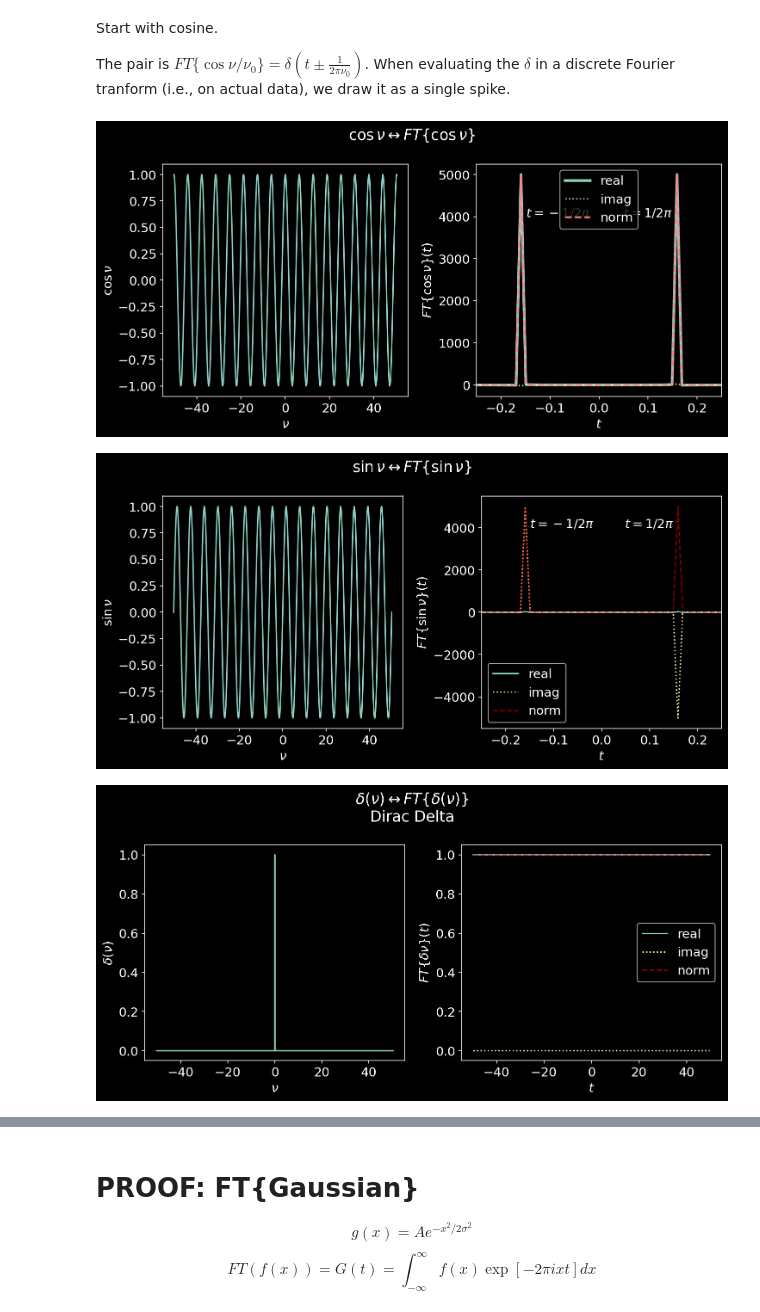
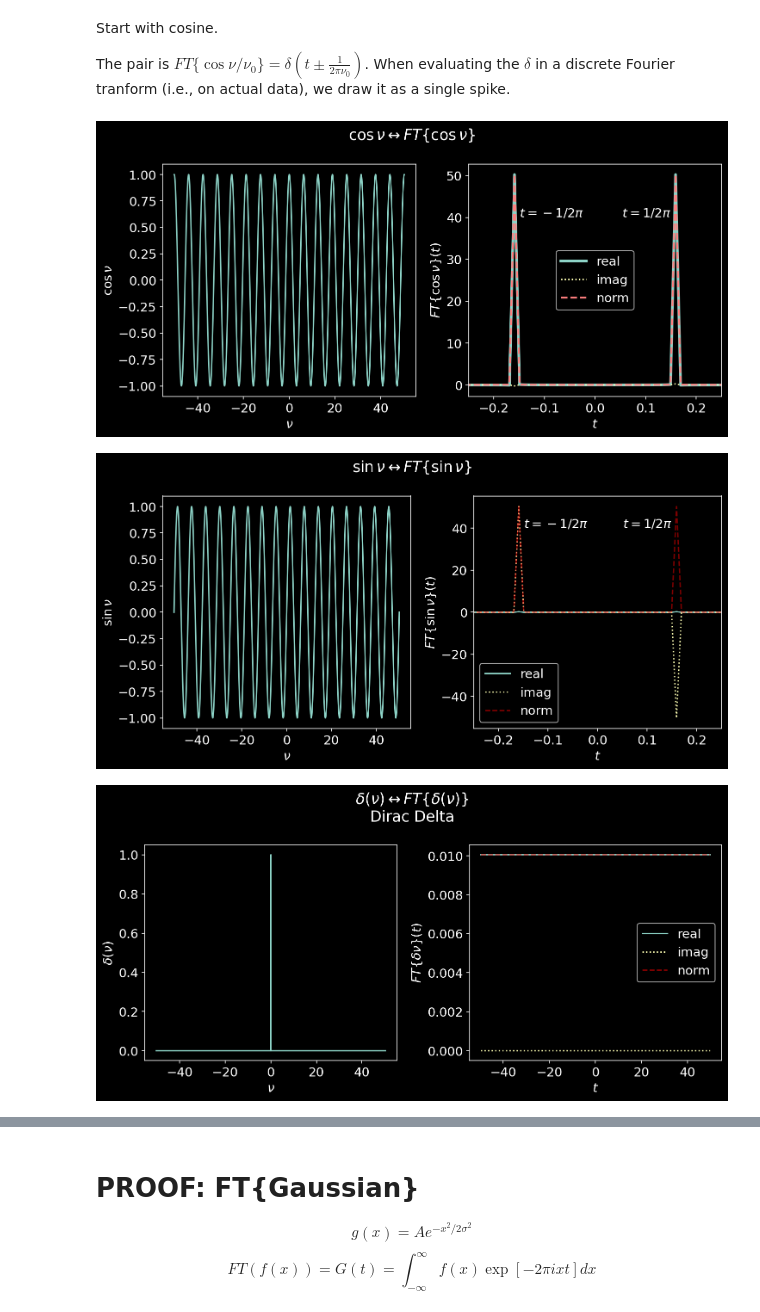
Before and after one commit to keflavich/AST4723-Public-Materials, a Jupyter notebook: FourierTransforms.ipynb, the cells around one changed output, grey strips where cells are left out. Drawn from its saved outputs; the diff is of its cells as text; code cells hidden in the pictures.

```diff
--- a/FourierTransforms.ipynb
+++ b/FourierTransforms.ipynb
@@ -126,34 +126,34 @@ The pair is $FT\{\cos \nu/\nu_0\} = \delta\left(t\pm\frac{1}{2\pi \nu_0}\right)$
 # %%
 nu = np.linspace(-16*np.pi, 16*np.pi, 10000)
 dnu = nu[1] - nu[0]
 y = np.cos(nu)
-ftx = np.fft.fft(y)
+ftx = np.fft.fft(y) * dnu
 tee = np.fft.fftfreq(y.size) / dnu
 pl.figure(figsize=(10,5), dpi=150)
 ax1 = pl.subplot(1,2,1)
 ax1.plot(nu, y)
 ax1.set_xlabel(r'$\nu$')
 ax1.set_ylabel(r'$\cos\nu$')
 ax2 = pl.subplot(1,2,2)
 inds = np.argsort(tee)
 ax2.plot(tee[inds], (ftx[inds]).real, label='real', linewidth=3)
 ax2.plot(tee[inds], (ftx[inds]).imag, linestyle=':', label='imag')
 ax2.plot(tee[inds], np.abs(ftx[inds]), linestyle='--', label='norm', color=(1,0.5,0.5), alpha=1, linewidth=2)
-ax2.text(-1/(2*np.pi) + 0.01, 4000, r'$t=-1/2\pi$')
-ax2.text(1/(2*np.pi) - 0.01, 4000, r'$t=1/2\pi$', ha='right')
-pl.legend(loc='best')
+ax2.text(-1/(2*np.pi) + 0.01, 4000*dnu, r'$t=-1/2\pi$')
+ax2.text(1/(2*np.pi) - 0.01, 4000*dnu, r'$t=1/2\pi$', ha='right')
+pl.legend(loc='center')
 ax2.set_xlim([-0.25, 0.25]);
 ax2.set_xlabel('$t$')
 ax2.set_ylabel(r'$FT\{\cos \nu\}(t)$');
 pl.suptitle(r"$\cos\nu \leftrightarrow FT\{\cos \nu\}$");
 pl.tight_layout()
 # %% [output]
-[figure, old version]
+[figure, new version]
 # %%
 nu = np.linspace(-16*np.pi, 16*np.pi, 10000)
 dnu = nu[1] - nu[0]
 y = np.sin(nu)
-ftx = np.fft.fft(y)
+ftx = np.fft.fft(y) * dnu
 tee = np.fft.fftfreq(y.size) / dnu
 pl.figure(figsize=(10,5), dpi=150)
 ax1 = pl.subplot(1,2,1)
@@ -166,22 +166,22 @@ ax2.plot(tee[inds], (ftx[inds]).real, label='real')
 ax2.plot(tee[inds], (ftx[inds]).imag, linestyle=':', label='imag')
 ax2.plot(tee[inds], np.abs(ftx[inds]), linestyle='--', label='norm', color='r', alpha=0.5)
 pl.legend(loc='best')
-ax2.text(-1/(2*np.pi) + 0.01, 4000, r'$t=-1/2\pi$')
-ax2.text(1/(2*np.pi) - 0.01, 4000, r'$t=1/2\pi$', ha='right')
+ax2.text(-1/(2*np.pi) + 0.01, 4000*dnu, r'$t=-1/2\pi$')
+ax2.text(1/(2*np.pi) - 0.01, 4000*dnu, r'$t=1/2\pi$', ha='right')
 pl.legend(loc='best')
 ax2.set_xlim([-0.25, 0.25]);ax2.set_xlabel('$t$')
 ax2.set_ylabel(r'$FT\{\sin \nu\}(t)$');
 pl.suptitle(r"$\sin\nu \leftrightarrow FT\{\sin \nu\}$");
 pl.tight_layout()
 # %% [output]
-[figure, old version]
+[figure, new version]
 # %%
 nu = np.linspace(-16*np.pi, 16*np.pi, 10000)
 dnu = nu[1] - nu[0]
 y = np.zeros_like(nu)
 y[0] = 1
 y = np.fft.fftshift(y)
-ftx = np.fft.fft(np.fft.fftshift(y))
+ftx = np.fft.fft(np.fft.fftshift(y)) * dnu
 tee = np.fft.fftfreq(y.size) / dnu
 pl.figure(figsize=(10,5), dpi=150)
 ax1 = pl.subplot(1,2,1)
@@ -200,7 +200,7 @@ pl.suptitle(r"$\delta(\nu) \leftrightarrow FT\{\delta(\nu)\}$"
             "\nDirac Delta");
 pl.tight_layout()
 # %% [output]
-[figure, old version]
+[figure, new version]
 # %%
 nu = np.linspace(-16*np.pi, 16*np.pi, 10000)
 dnu = nu[1] - nu[0]
```
Also changed, not shown: parts of 58 cells of this notebook, 2 other files.
